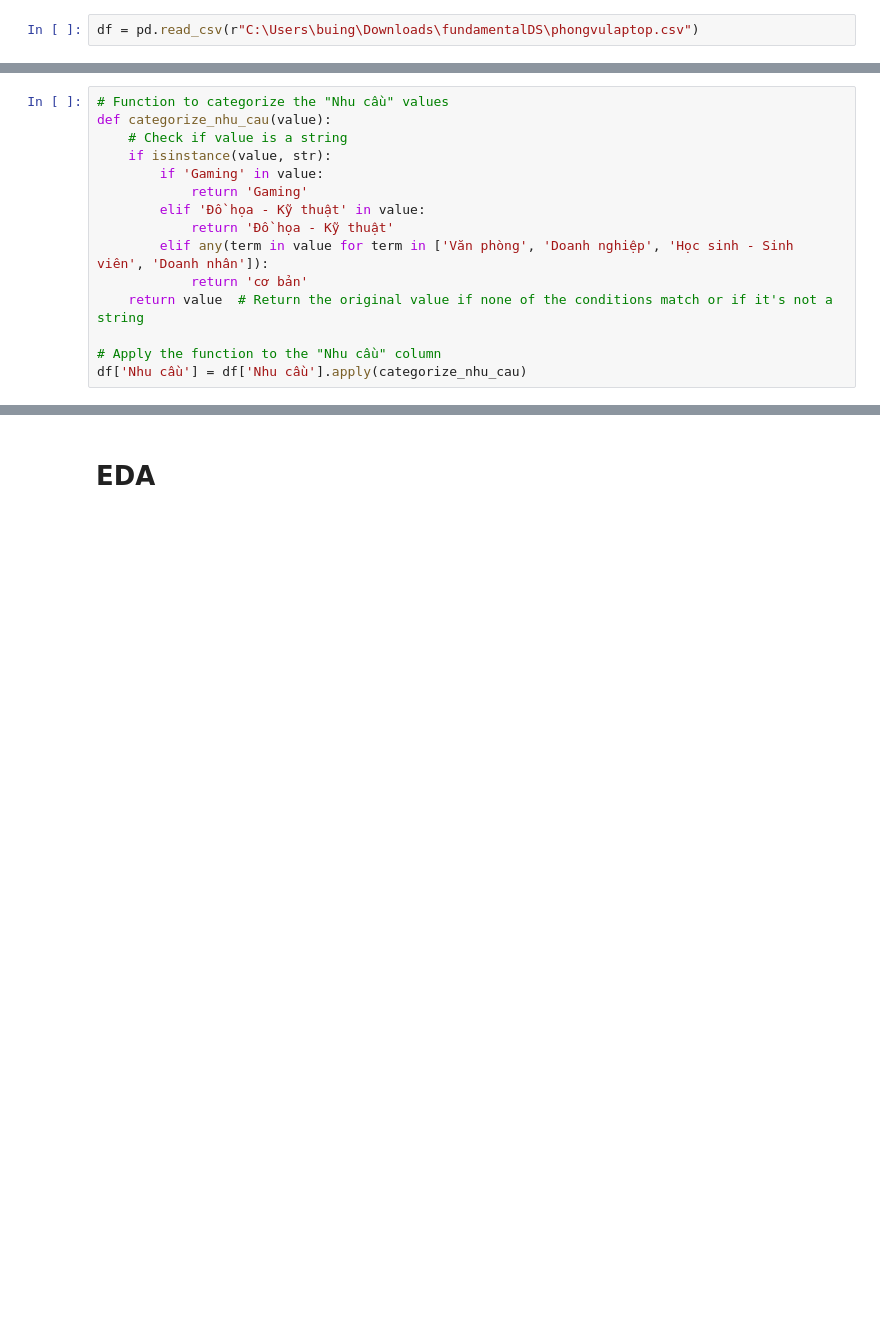
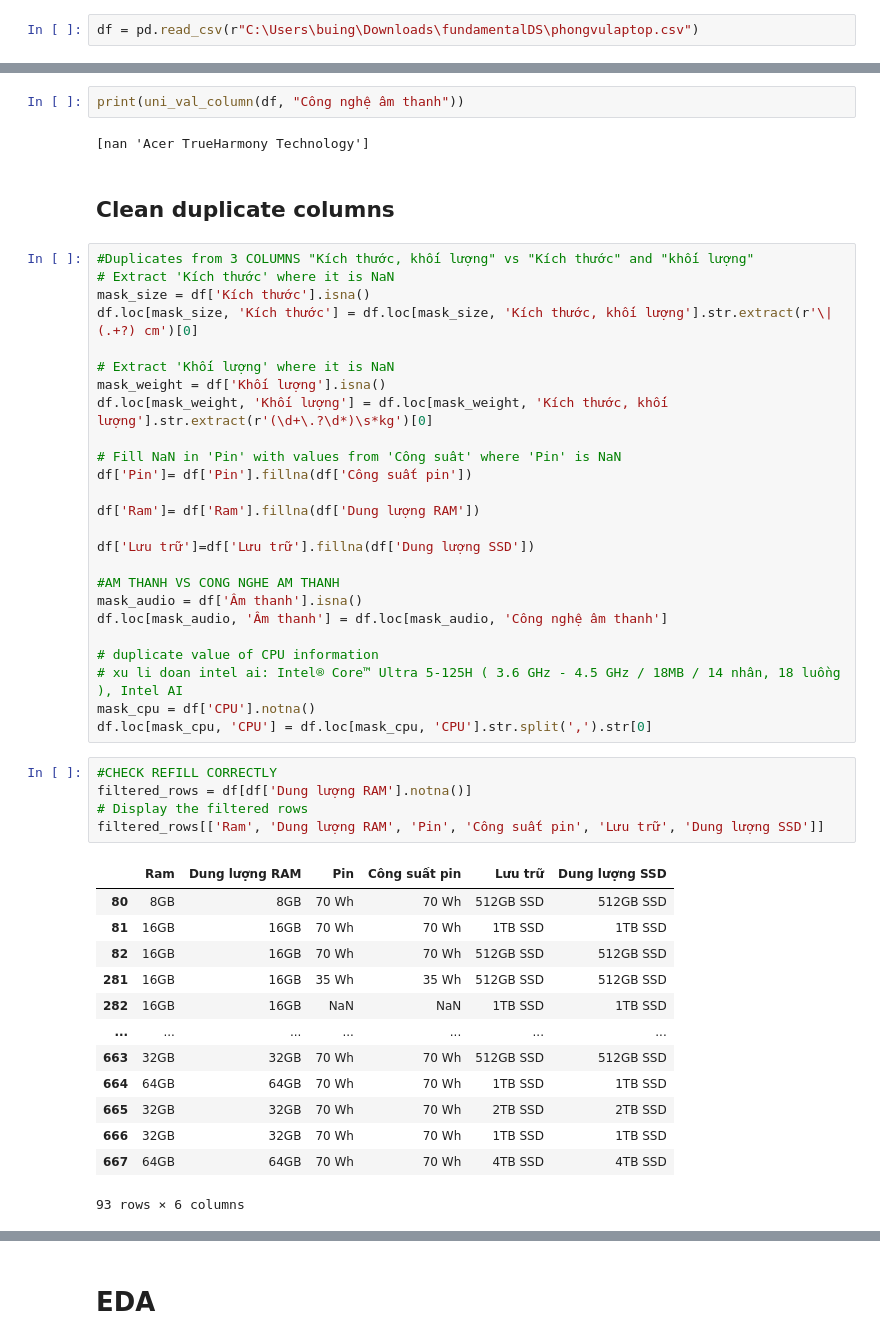
Before and after one commit to hoenizhuyn/laptop_scraping_analysis, a Jupyter notebook: preprocess.ipynb, the cells around one changed output, grey strips where cells are left out. Drawn from its saved outputs; the diff is of its cells as text; blank space fills up the shorter version.

```diff
--- a/preprocess.ipynb
+++ b/preprocess.ipynb
@@ -96,15 +8,0 @@ dtype: int64
-# %%
-# Function to categorize the "Nhu cầu" values
-def categorize_nhu_cau(value):
-    # Check if value is a string
-    if isinstance(value, str):
-        if 'Gaming' in value:
-            return 'Gaming'
-        elif 'Đồ họa - Kỹ thuật' in value:
-            return 'Đồ họa - Kỹ thuật'
-        elif any(term in value for term in ['Văn phòng', 'Doanh nghiệp', 'Học sinh - Sinh viên', 'Doanh nhân']):
-            return 'cơ bản'
-    return value  # Return the original value if none of the conditions match or if it's not a string
-
-# Apply the function to the "Nhu cầu" column
-df['Nhu cầu'] = df['Nhu cầu'].apply(categorize_nhu_cau)
@@ -186,0 +36,50 @@ use_df['Pin'] = use_df['Pin'].astype(float)
+# %%
+print(uni_val_column(df, "Công nghệ âm thanh"))
+# %% [output]
+[nan 'Acer TrueHarmony Technology']
+# %% [markdown]
+## Clean duplicate columns
+# %%
+#Duplicates from 3 COLUMNS "Kích thước, khối lượng" vs "Kích thước" and "khối lượng"
+# Extract 'Kích thước' where it is NaN
+mask_size = df['Kích thước'].isna()
+df.loc[mask_size, 'Kích thước'] = df.loc[mask_size, 'Kích thước, khối lượng'].str.extract(r'\| (.+?) cm')[0]
+
+# Extract 'Khối lượng' where it is NaN
+mask_weight = df['Khối lượng'].isna()
+df.loc[mask_weight, 'Khối lượng'] = df.loc[mask_weight, 'Kích thước, khối lượng'].str.extract(r'(\d+\.?\d*)\s*kg')[0]
+
+# Fill NaN in 'Pin' with values from 'Công suât' where 'Pin' is NaN
+df['Pin']= df['Pin'].fillna(df['Công suất pin'])
+
+df['Ram']= df['Ram'].fillna(df['Dung lượng RAM'])
+
+df['Lưu trữ']=df['Lưu trữ'].fillna(df['Dung lượng SSD'])
+
+#AM THANH VS CONG NGHE AM THANH
+mask_audio = df['Âm thanh'].isna()
+df.loc[mask_audio, 'Âm thanh'] = df.loc[mask_audio, 'Công nghệ âm thanh']
+
+# duplicate value of CPU information
+# xu li doan intel ai: Intel® Core™ Ultra 5-125H ( 3.6 GHz - 4.5 GHz / 18MB / 14 nhân, 18 luồng ), Intel AI
+mask_cpu = df['CPU'].notna()
+df.loc[mask_cpu, 'CPU'] = df.loc[mask_cpu, 'CPU'].str.split(',').str[0]
+# %%
+#CHECK REFILL CORRECTLY
+filtered_rows = df[df['Dung lượng RAM'].notna()]
+# Display the filtered rows
+filtered_rows[['Ram', 'Dung lượng RAM', 'Pin', 'Công suất pin', 'Lưu trữ', 'Dung lượng SSD']]
+# %% [output]
+|  | Ram | Dung lượng RAM | Pin | Công suất pin | Lưu trữ | Dung lượng SSD |
+| 80 | 8GB | 8GB | 70 Wh | 70 Wh | 512GB SSD | 512GB SSD |
+| 81 | 16GB | 16GB | 70 Wh | 70 Wh | 1TB SSD | 1TB SSD |
+| 82 | 16GB | 16GB | 70 Wh | 70 Wh | 512GB SSD | 512GB SSD |
+| 281 | 16GB | 16GB | 35 Wh | 35 Wh | 512GB SSD | 512GB SSD |
+| 282 | 16GB | 16GB | NaN | NaN | 1TB SSD | 1TB SSD |
+| ... | ... | ... | ... | ... | ... | ... |
+| 663 | 32GB | 32GB | 70 Wh | 70 Wh | 512GB SSD | 512GB SSD |
+| 664 | 64GB | 64GB | 70 Wh | 70 Wh | 1TB SSD | 1TB SSD |
+| 665 | 32GB | 32GB | 70 Wh | 70 Wh | 2TB SSD | 2TB SSD |
+| 666 | 32GB | 32GB | 70 Wh | 70 Wh | 1TB SSD | 1TB SSD |
+| 667 | 64GB | 64GB | 70 Wh | 70 Wh | 4TB SSD | 4TB SSD |
+93 rows × 6 columns
```
Also changed, not shown: parts of 47 cells of this notebook, 1 other file.
